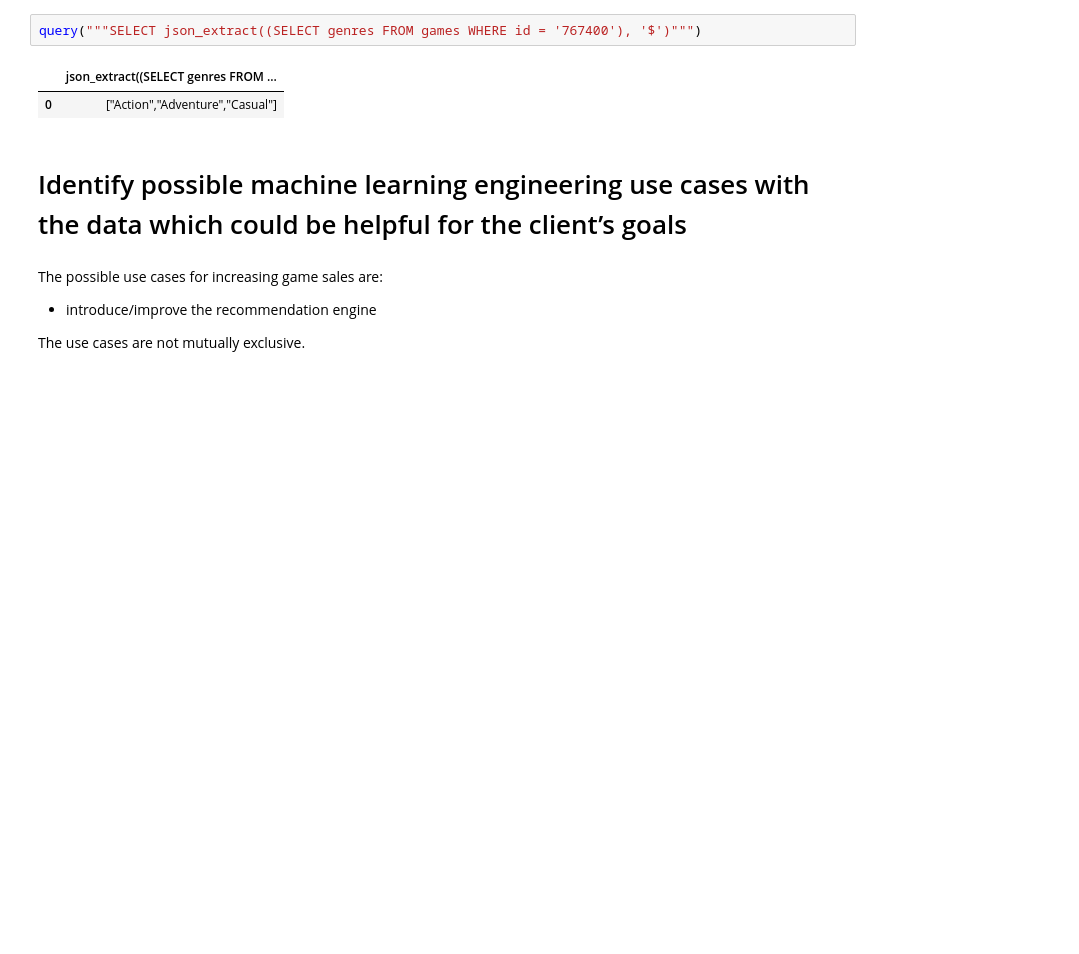
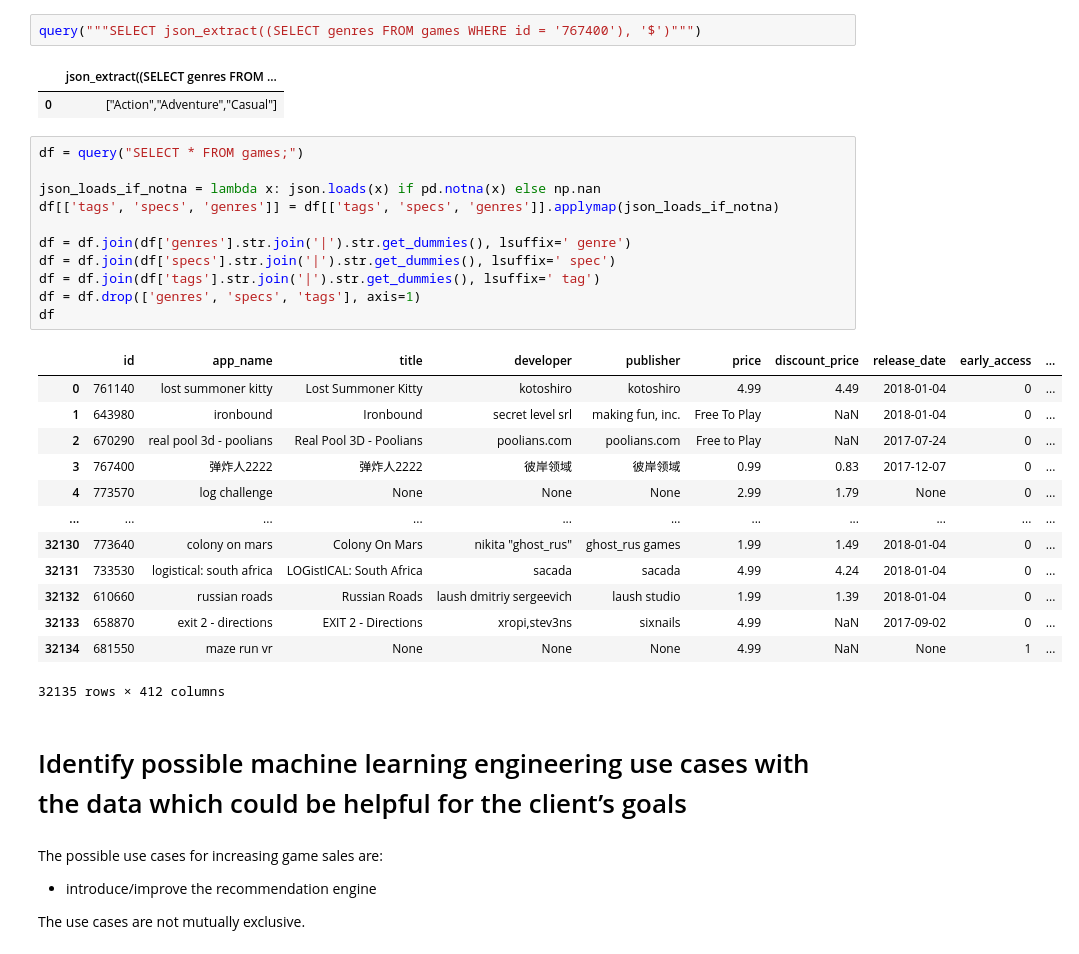
Before and after one commit to ayorgo/steam-recsys, a Jupyter notebook: steam-recsys.ipynb, the cells around one changed output. Cells and saved outputs as stored; diff of their text form; blank space fills up the shorter version.

```diff
--- a/steam-recsys.ipynb
+++ b/steam-recsys.ipynb
@@ -1150,6 +1150,31 @@ query("""SELECT json_extract((SELECT genres FROM games WHERE id = '767400'), '$'
 # %% [output]
 |  | json_extract((SELECT genres FROM ... |
 | 0 | ["Action","Adventure","Casual"] |
+# %%
+df = query("SELECT * FROM games;")
+
+json_loads_if_notna = lambda x: json.loads(x) if pd.notna(x) else np.nan
+df[['tags', 'specs', 'genres']] = df[['tags', 'specs', 'genres']].applymap(json_loads_if_notna)
+
+df = df.join(df['genres'].str.join('|').str.get_dummies(), lsuffix=' genre')
+df = df.join(df['specs'].str.join('|').str.get_dummies(), lsuffix=' spec')
+df = df.join(df['tags'].str.join('|').str.get_dummies(), lsuffix=' tag')
+df = df.drop(['genres', 'specs', 'tags'], axis=1)
+df
+# %% [output]
+|  | id | app_name | title | developer | publisher | price | discount_price | release_date | early_access | ... |
+| 0 | 761140 | lost summoner kitty | Lost Summoner Kitty | kotoshiro | kotoshiro | 4.99 | 4.49 | 2018-01-04 | 0 | ... |
+| 1 | 643980 | ironbound | Ironbound | secret level srl | making fun, inc. | Free To Play | NaN | 2018-01-04 | 0 | ... |
+| 2 | 670290 | real pool 3d - poolians | Real Pool 3D - Poolians | poolians.com | poolians.com | Free to Play | NaN | 2017-07-24 | 0 | ... |
+| 3 | 767400 | 弹炸人2222 | 弹炸人2222 | 彼岸领域 | 彼岸领域 | 0.99 | 0.83 | 2017-12-07 | 0 | ... |
+| 4 | 773570 | log challenge | None | None | None | 2.99 | 1.79 | None | 0 | ... |
+| ... | ... | ... | ... | ... | ... | ... | ... | ... | ... | ... |
+| 32130 | 773640 | colony on mars | Colony On Mars | nikita "ghost_rus" | ghost_rus games | 1.99 | 1.49 | 2018-01-04 | 0 | ... |
+| 32131 | 733530 | logistical: south africa | LOGistICAL: South Africa | sacada | sacada | 4.99 | 4.24 | 2018-01-04 | 0 | ... |
+| 32132 | 610660 | russian roads | Russian Roads | laush dmitriy sergeevich | laush studio | 1.99 | 1.39 | 2018-01-04 | 0 | ... |
+| 32133 | 658870 | exit 2 - directions | EXIT 2 - Directions | xropi,stev3ns | sixnails | 4.99 | NaN | 2017-09-02 | 0 | ... |
+| 32134 | 681550 | maze run vr | None | None | None | 4.99 | NaN | None | 1 | ... |
+32135 rows × 412 columns
 # %% [markdown]
 # Identify possible machine learning engineering use cases with the data which could be helpful for the client’s goals
 # %% [markdown]
```
Also changed, not shown: parts of 2 cells of this notebook.
